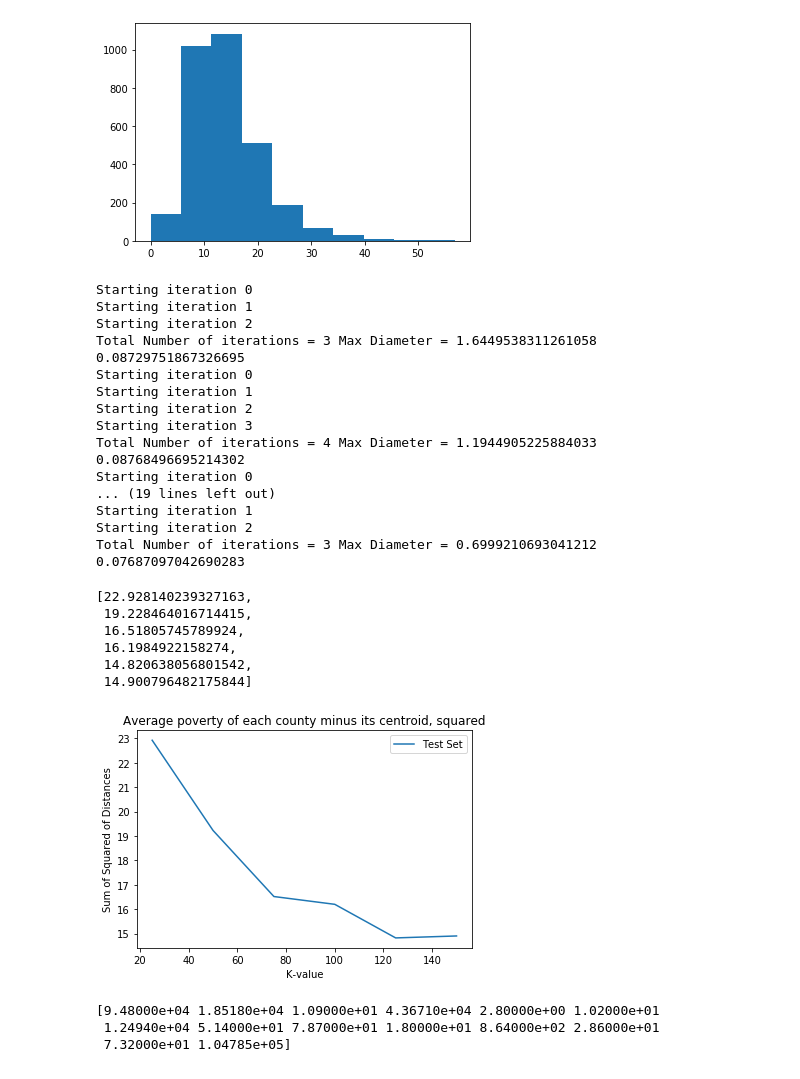
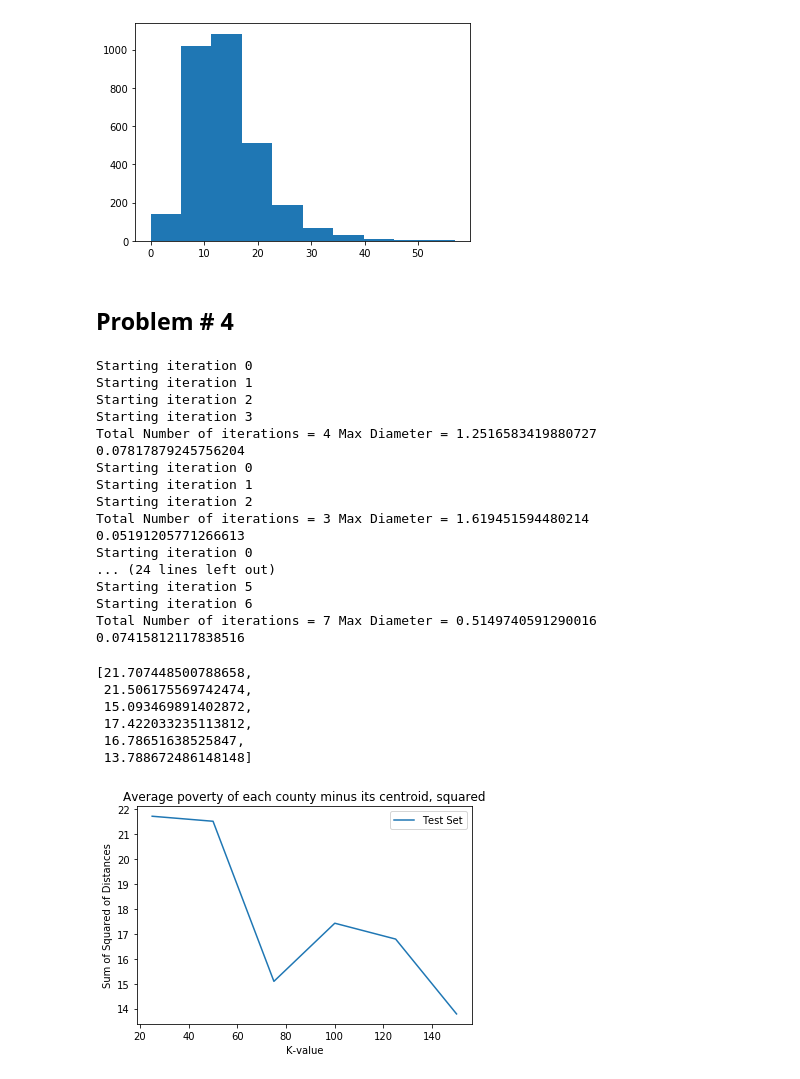
Before and after one commit to dashapyly/MIT-6.00SC-Introduction-to-Programming, a Jupyter notebook: problem_set_10_Clustering/problem_set_10_Clustering.ipynb, the cells around one changed output. Drawn from its saved outputs; the diff is of its cells as text; code cells hidden in the pictures.

```diff
--- a/problem_set_10_Clustering/problem_set_10_Clustering.ipynb
+++ b/problem_set_10_Clustering/problem_set_10_Clustering.ipynb
@@ -6,13 +6,20 @@
 
 #Code shared across examples
 import pylab, random, string, copy, math
+import pandas as pd
+import numpy as np
 
 class Point(object):
-    def __init__(self, name, originalAttrs, normalizedAttrs = None):
+    def __init__(self, name, attrNames, originalAttrs, normalizedAttrs = None):
         """normalizedAttrs and originalAttrs are both arrays"""
         self.name = name
+        self.attrNames = attrNames
         self.unNormalized = originalAttrs
         self.attrs = normalizedAttrs
+    def getAttrNames(self):
+        index = np.arange(len(self.attrNames))
+        attrNamesDf = pd.DataFrame(index, self.attrNames)
+        return attrNamesDf
     def dimensionality(self):
         return len(self.attrs)
     def getAttrs(self):
@@ -51,7 +58,8 @@ class Cluster(object):
         totVals = pylab.array([0.0]*dim)
         for p in self.points:
             totVals += p.getAttrs()
-        meanPoint = self.pointType('mean',
+            attrNames = p.getAttrNames()
+        meanPoint = self.pointType('mean', attrNames,
                                    totVals/float(len(self.points)),
                                    totVals/float(len(self.points)))
         return meanPoint
@@ -129,7 +137,10 @@ def readCountyData(fName, numEntries = 14):
     maxVals = pylab.array([0.0]*numEntries)
     #Build unnormalized feature vector
     for line in dataFile:
-        if len(line) == 0 or line[0] == '#':
+        if len(line) == 0:
+            continue
+        if line[0] == '#':
+            attrNames = str.split(line)[1:]
             continue
         dataLine = str.split(line)
         name = dataLine[0] + dataLine[1]
@@ -147,19 +158,19 @@ def readCountyData(fName, numEntries = 14):
             continue
         dataList.append(features)
         nameList.append(name)
-    return nameList, dataList, maxVals
+    return nameList, dataList, maxVals, attrNames
 
 def buildCountyPoints(fName):
     """
     Given an input filename, reads County values from the file and returns
     them all in a list.
     """
-    nameList, featureList, maxVals = readCountyData(fName)
+    nameList, featureList, maxVals, attrNames = readCountyData(fName)
     points = []
     for i in range(len(nameList)):
         originalAttrs = pylab.array(featureList[i])
         normalizedAttrs = originalAttrs/pylab.array(maxVals)
-        points.append(County(nameList[i], originalAttrs, normalizedAttrs))
+        points.append(County(nameList[i], attrNames, originalAttrs, normalizedAttrs))
     return points
 
 def randomPartition(l, p):
@@ -463,8 +493,10 @@ pylab.hist(poverties)
         51.21, 56.9 ]),
  <a list of 10 Patch objects>)
 [figure]
+# %% [markdown]
+## Problem # 4
 # %%
-def graphPredictionErr2(points, dimension, kvals = [25, 50, 75, 100, 125, 150], cutoff = 0.1):
+def graphPredictionErr2(points, dimension1, dimension2=None, kvals = [25, 50, 75, 100, 125, 150], cutoff = 0.1):
     """
     Given input points and a dimension to predict, should cluster on the
     appropriate values of k and graph the error in the resulting predictions,
@@ -473,60 +505,54 @@ def graphPredictionErr2(points, dimension, kvals = [25, 50, 75, 100, 125, 150],
 
 	# Your Code Here
     County.weights = pylab.array([1.0] * 14)
-    County.weights[2] = 0.
-    County.weights[dimention] = 0.
+    County.weights[dimension1] = 0.
+    if dimension2 != None:
+        County.weights[dimension2] = 0.
     errors_test = []
     for kval in kvals:
         train_set, test_set = randomPartition(points, 0.8)
         clusters, maxDist = kmeans(train_set, kval, cutoff, County, minIters = 3, maxIters = 100, toPrint = False)
         summation_pov_test = 0
         for point in test_set:
             distances = []
             for cluster in clusters:
                 distances.append((point.distance(cluster.getCentroid()))**2)
             closest_cluster = clusters[np.asarray(distances).argmin()]
             avg_income = getAvePoverty(closest_cluster)
             pov_error = (avg_income - point.getOriginalAttrs()[2])**2
             summation_pov_test += pov_error
         errors_test.append(summation_pov_test/len(test_set))
     pylab.figure()
-#     pylab.plot(kvals, errors_train, label = "Train Set")
     pylab.plot(kvals, errors_test, label = "Test Set")
     pylab.xlabel('K-value')
     pylab.ylabel('Sum of Squared of Distances')
     pylab.title('Average poverty of each county minus its centroid, squared')
     pylab.legend()
     return errors_test
 
-graphPredictionErr(points, 7, kvals = [25, 50, 75, 100, 125, 150], cutoff = 0.1)
+graphPredictionErr2(points, 2, kvals = [25, 50, 75, 100, 125, 150], cutoff = 0.1)
 # %% [output]
-Starting iteration 0
-Starting iteration 1
-Starting iteration 2
-Total Number of iterations = 3 Max Diameter = 1.6449538311261058
-0.08729751867326695
 Starting iteration 0
 Starting iteration 1
 Starting iteration 2
 Starting iteration 3
-Total Number of iterations = 4 Max Diameter = 1.1944905225884033
-0.08768496695214302
+Total Number of iterations = 4 Max Diameter = 1.2516583419880727
+0.07817879245756204
 Starting iteration 0
-... (19 lines left out)
 Starting iteration 1
 Starting iteration 2
-Total Number of iterations = 3 Max Diameter = 0.6999210693041212
-0.07687097042690283
+Total Number of iterations = 3 Max Diameter = 1.619451594480214
+0.05191205771266613
+Starting iteration 0
+... (24 lines left out)
+Starting iteration 5
+Starting iteration 6
+Total Number of iterations = 7 Max Diameter = 0.5149740591290016
+0.07415812117838516
-[22.928140239327163,
- 19.228464016714415,
- 16.51805745789924,
- 16.1984922158274,
- 14.820638056801542,
- 14.900796482175844]
+[21.707448500788658,
+ 21.506175569742474,
+ 15.093469891402872,
+ 17.422033235113812,
+ 16.78651638525847,
+ 13.788672486148148]
-[figure, old version]
+[figure, new version]
-# %%
-print(points[0].getOriginalAttrs())
-# %% [output]
-[9.48000e+04 1.85180e+04 1.09000e+01 4.36710e+04 2.80000e+00 1.02000e+01
- 1.24940e+04 5.14000e+01 7.87000e+01 1.80000e+01 8.64000e+02 2.86000e+01
- 7.32000e+01 1.04785e+05]
```
Also changed, not shown: parts of 9 cells of this notebook.
